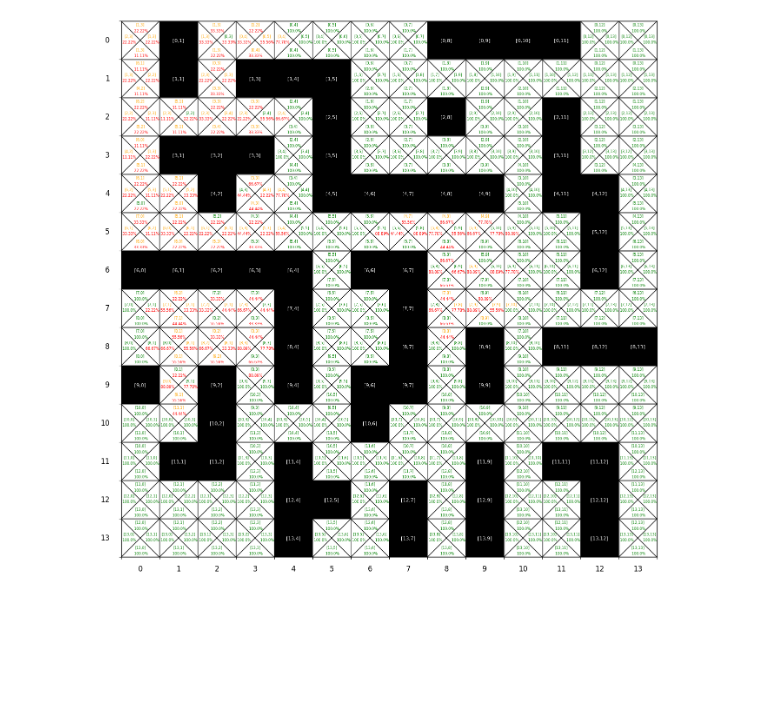
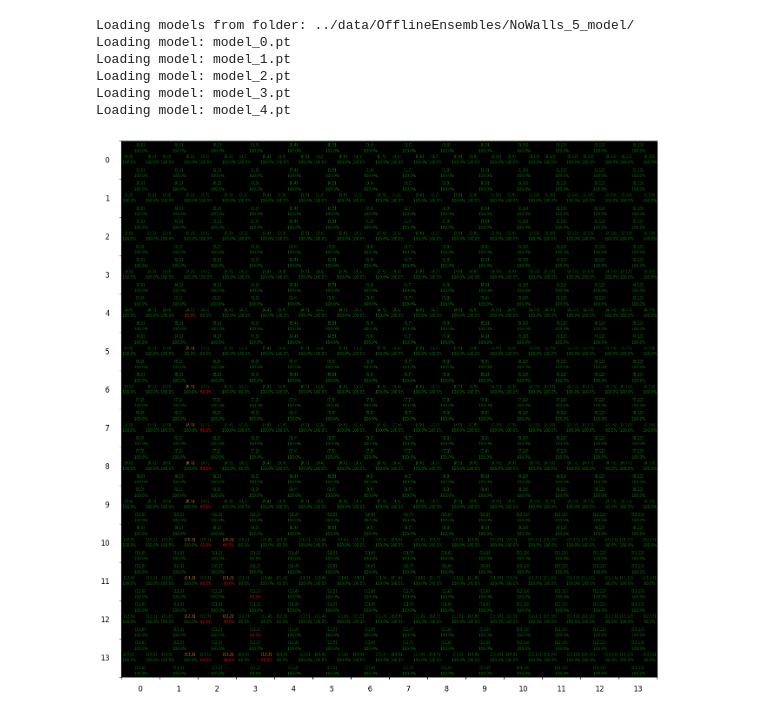
Before and after one commit to salvalago23/TFG_Salvador_Perez_GR, a Jupyter notebook: src2/3_Visualization.ipynb, the cells around one changed output. Drawn from its saved outputs; the diff is of its cells as text; code cells hidden in the pictures; blank space fills up the shorter version.

Commit message:
5X5 added, 14x14 noWalls progressing. DQN wont reach solution

```diff
--- a/src2/3_Visualization.ipynb
+++ b/src2/3_Visualization.ipynb
@@ -4,10 +4,26 @@ sys.path.append('../')
 
 from envs.GridMaps import *
 from utilities.transitionDatasetGeneration import *
-# %%
-maze = maze14x14["maze"]
-# Folder containing your saved models
-folder_name = 'proeba'
+# %%
+shape = "14x14"
+NoWalls = True
+
+if shape == "5x5":
+    maze = maze5x5["maze"]
+    # Folder containing your saved models
+    folder_name = '5x5_5_model'
+    hidden_size = 32
+elif shape == "14x14":
+
+    if NoWalls:
+        maze = NoWalls_maze14x14["maze"]
+        folder_name = 'NoWalls_5_model'
+    else:
+        maze = maze14x14["maze"]
+        # Folder containing your saved models
+        folder_name = '5_model'
+
+    hidden_size = 512
 # %%
 plot_train_losses(folder_name)
 plot_val_losses(folder_name)
@@ -16,9 +33,16 @@ plot_val_losses(folder_name)
 # %%
-models_arr = load_models(folder_name)
+models_arr = load_models(folder_name, hidden_size=hidden_size)
+# %% [output]
+Loading models from folder: ../data/OfflineEnsembles/NoWalls_5_model/
+Loading model: model_0.pt
+Loading model: model_1.pt
+Loading model: model_2.pt
+Loading model: model_3.pt
+Loading model: model_4.pt
 # %%
-probMapper(maze, models_arr, threshold=90.0)
+probMapper(maze, models_arr, threshold=80.0)
 # %% [output]
-[figure, old version]
+[figure, new version]
 # %%
 stdMapper(maze, models_arr, threshold=0.3)
 # %% [output]
```
Also changed, not shown: parts of 3 cells of this notebook, 39 other files.
